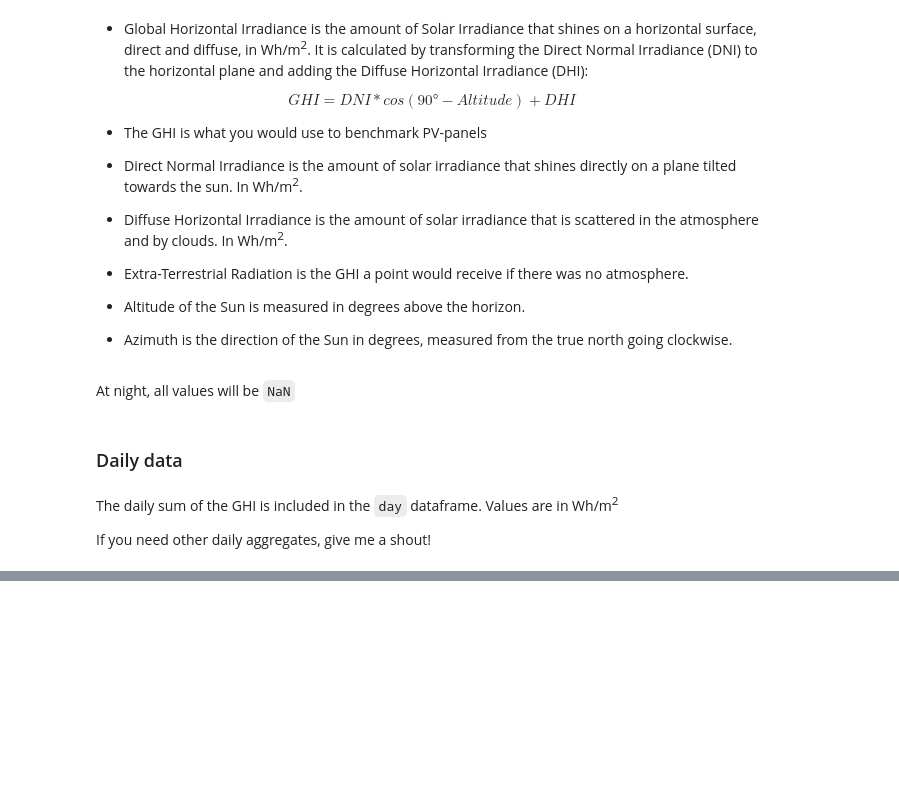
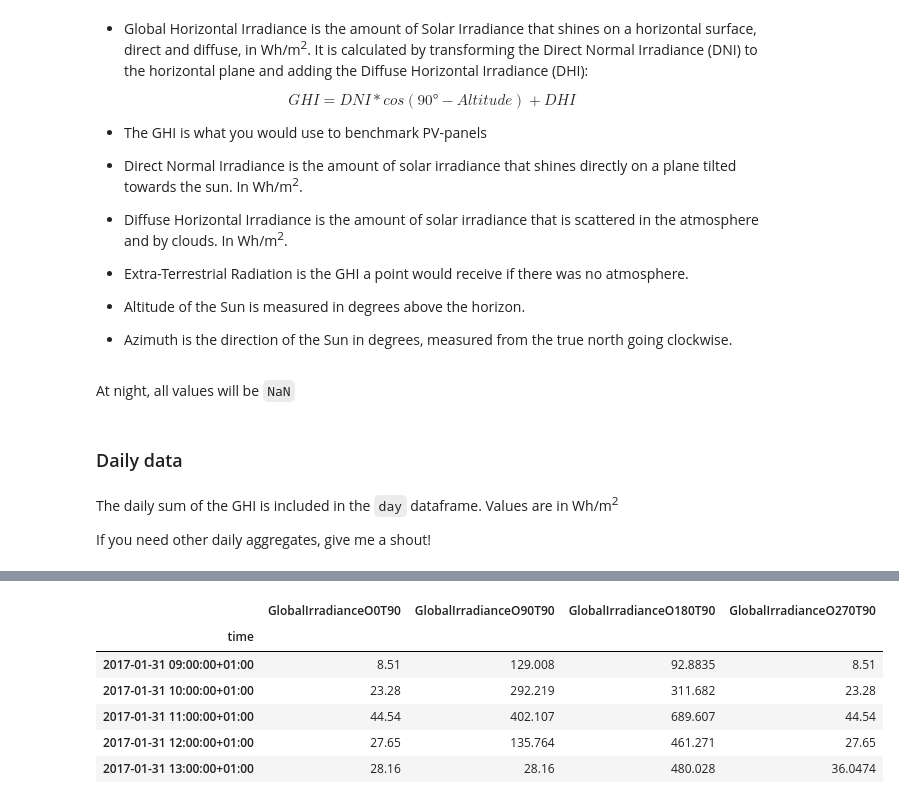
Before and after one commit to opengridcc/opengrid-dev, a Jupyter notebook: notebooks/Demo/Demo_Forecast.io.ipynb, the cells around one changed output, grey strips where cells are left out. Drawn from its saved outputs; the diff is of its cells as text; code cells hidden in the pictures; blank space fills up the shorter version.

Commit message:
irradiance on a tilted surface for the hourly dataframe

```diff
--- a/notebooks/Demo/Demo_Forecast.io.ipynb
+++ b/notebooks/Demo/Demo_Forecast.io.ipynb
@@ -100,8 +174,8 @@ Weather_Brussels.days()
 # %% [markdown]
 Caching is turned on by default, so when you try and get dataframes the first time it takes a long time...
 # %%
-start = pd.Timestamp('20161020')
-end = pd.Timestamp('20161030')
+start = pd.Timestamp('20170131')
+end = pd.Timestamp('20170201')
 # %%
 Weather_Ukkel = forecastwrapper.Weather(location='Ukkel', start=start, end=end)
 Weather_Ukkel.days().head(1)
@@ -126,6 +210,8 @@ Note:
 - I (JrtPec) have done a qualitative analysis that compared these values with those measured by KNMI (Netherlands). The differences were significant (27% lower). I have notified Dark Sky and they will investigate and possibly update their algorithms.
 - You need to delete your cached files in order to include these new values (everything will have to be re-downloaded)
 - If Dark Sky were to update their values, the cache needs to be deleted again.
+# %%
+Weather_Ukkel = forecastwrapper.Weather(location='Ukkel', start=start, end=end)
 # %% [markdown]
 ### Hourly data
 # %%
@@ -164,0 +272,18 @@ Weather_Ukkel.days().GlobalHorizontalIrradiance.head()
+# %%
+# Lets get the vertical faces of a house
+irradiances=[
+    (0, 90), # north vertical
+    (90, 90), # east vertical
+    (180, 90), # south vertical
+    (270, 90), # west vertical
+]
+# %%
+Weather_Ukkel.hours(irradiances=irradiances).filter(like='GlobalIrradiance').dropna().head()
+# %% [output]
+|  | GlobalIrradianceO0T90 | GlobalIrradianceO90T90 | GlobalIrradianceO180T90 | GlobalIrradianceO270T90 |
+| time |  |  |  |  |
+| 2017-01-31 09:00:00+01:00 | 8.51 | 129.008 | 92.8835 | 8.51 |
+| 2017-01-31 10:00:00+01:00 | 23.28 | 292.219 | 311.682 | 23.28 |
+| 2017-01-31 11:00:00+01:00 | 44.54 | 402.107 | 689.607 | 44.54 |
+| 2017-01-31 12:00:00+01:00 | 27.65 | 135.764 | 461.271 | 27.65 |
+| 2017-01-31 13:00:00+01:00 | 28.16 | 28.16 | 480.028 | 36.0474 |
```
Also changed, not shown: parts of 15 cells of this notebook, 1 other file.
